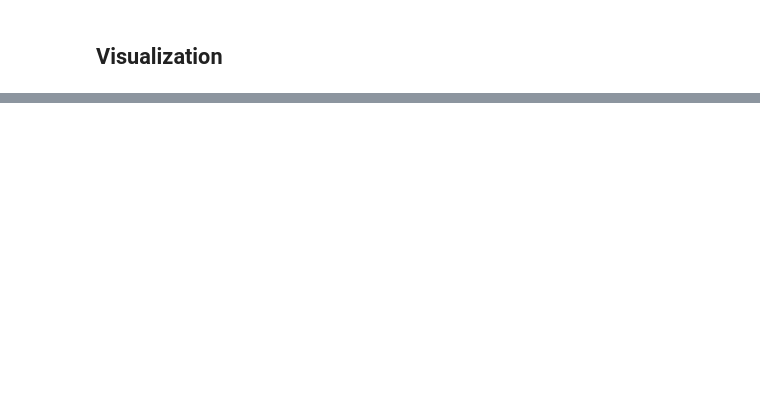
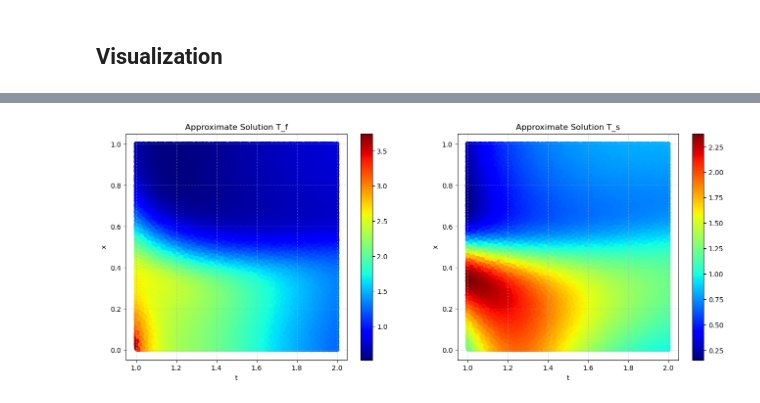
Before and after one commit to carlalozu/AICSE, a Jupyter notebook: project01/Proj1_Y24/Task2/PINNs_for_Inverse_Problems.ipynb, the cells around one changed output, grey strips where cells are left out. Cells and saved outputs as stored; diff of their text form; code cells hidden in the pictures; blank space fills up the shorter version.

```diff
--- a/project01/Proj1_Y24/Task2/PINNs_for_Inverse_Problems.ipynb
+++ b/project01/Proj1_Y24/Task2/PINNs_for_Inverse_Problems.ipynb
@@ -116,0 +115,2 @@ Text(0.5, 1.0, 'Measured Tf')
+# %%
+hist = pinn_2.fit(num_epochs=1, max_iter=1000, verbose=True)
@@ -116,0 +135,4 @@ Text(0.5, 1.0, 'Measured Tf')
+# %%
+pinn_2.plot()
+# %% [output]
+[figure, added]
```
Also changed, not shown: parts of 20 cells of this notebook, 3 other files.
